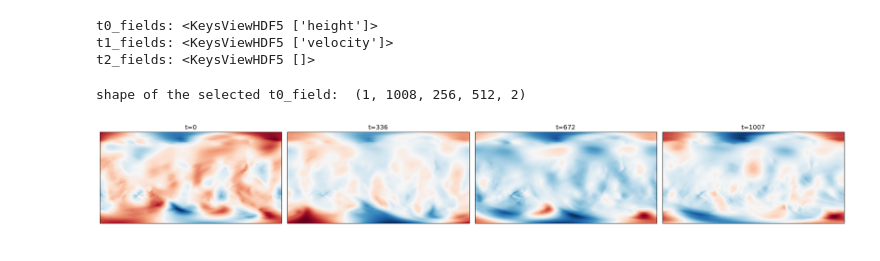
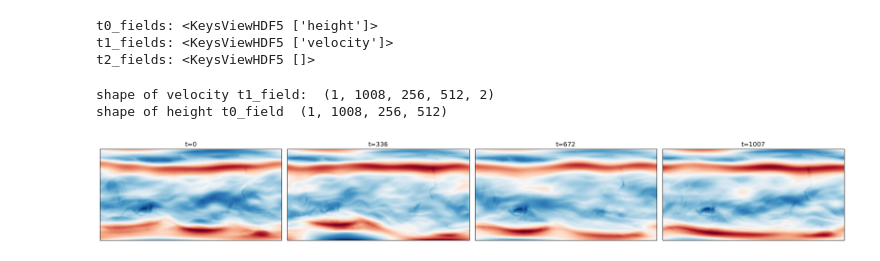
Before and after one commit to SebastianHauger/Master-Thesis-KAN, a Jupyter notebook: testing_the_well.ipynb, the cells around one changed output. Saved outputs shown, nothing was run; the diff lists cells and outputs as text; code cells hidden in the pictures.

Commit message:
added code for making plots of both velocity directions

```diff
--- a/testing_the_well.ipynb
+++ b/testing_the_well.ipynb
@@ -54,40 +54,45 @@ t2_fields: <KeysViewHDF5 []>
 # Get the first t0_field and save it as a numpy array
 with h5py.File(p, "r") as f:
     velocity = f["t1_fields"]["velocity"][:]  # HDF5 datasets can be sliced like a numpy array
-    print("shape of the selected t0_field: ", velocity.shape)
+    print("shape of velocity t1_field: ", velocity.shape)
+    height = f["t0_fields"]["height"][:]
+    print("shape of height t0_field ", height.shape)
 
     # you can directly slice the selected field without reading the whole dataset by doing:
     # traj = 0 #select the trajectory
     # field = f['t0_fields']['concentration'][traj, :]
 # %% [output]
-shape of the selected t0_field:  (1, 1008, 256, 512, 2)
+shape of velocity t1_field:  (1, 1008, 256, 512, 2)
+shape of height t0_field  (1, 1008, 256, 512)
 # %%
-traj = 0  # select the trajectory
-traj_toplot = velocity[traj, :, :, :, 0]
+traj = 0  # select the trajectory (it seems like all files only have the 0 trajectory) might be more if we concatinate files...
+direction = 1 # the flow is a 2d vector for the velocity fields.. choose one of them
+traj_toplot = velocity[traj, :, :, :, direction]
+# traj_toplot = height[traj, :, :, :]
 # field is now of shape (n_timesteps, x, y). Let's do a subplot to plot it at t= 0, t= T/3, t= 2T/3 and t= T:
 fig, axs = plt.subplots(1, 4, figsize=(20, 5))
 T = traj_toplot.shape[0]
 
 # same colorbar for all subplots:
 normalize_plots = False
 cmap = "RdBu_r"
 
 if normalize_plots:
     vmin = np.nanmin(traj_toplot)
     vmax = np.nanmax(traj_toplot)
     norm = plt.Normalize(vmin=vmin, vmax=vmax)
     for i, t in enumerate([0, T // 3, (2 * T) // 3, T - 1]):
         axs[i].imshow(traj_toplot[t], cmap=cmap, norm=norm)
         axs[i].set_xticks([])
         axs[i].set_yticks([])
         axs[i].set_title(f"t={t}")
 else:
     for i, t in enumerate([0, T // 3, (2 * T) // 3, T - 1]):
         axs[i].imshow(traj_toplot[t], cmap=cmap)
         axs[i].set_xticks([])
         axs[i].set_yticks([])
         axs[i].set_title(f"t={t}")
 plt.tight_layout()
-plt.savefig("images/evolution_of_flow_traj0.pdf",bbox_inches="tight", dpi=600)
+plt.savefig(f"images/evolution_of_flow_velocity_direction{direction}.pdf",bbox_inches="tight", dpi=600)
 # %% [output]
-[figure, old version]
+[figure, new version]
```
Also changed, not shown: parts of 1 cell of this notebook.
